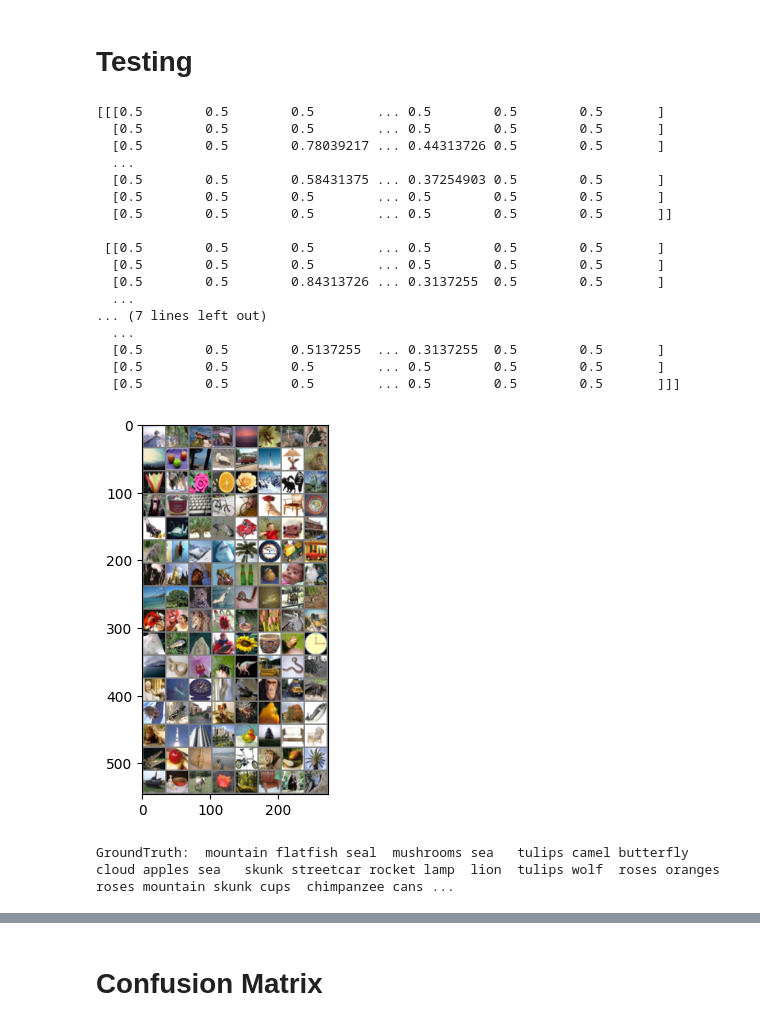
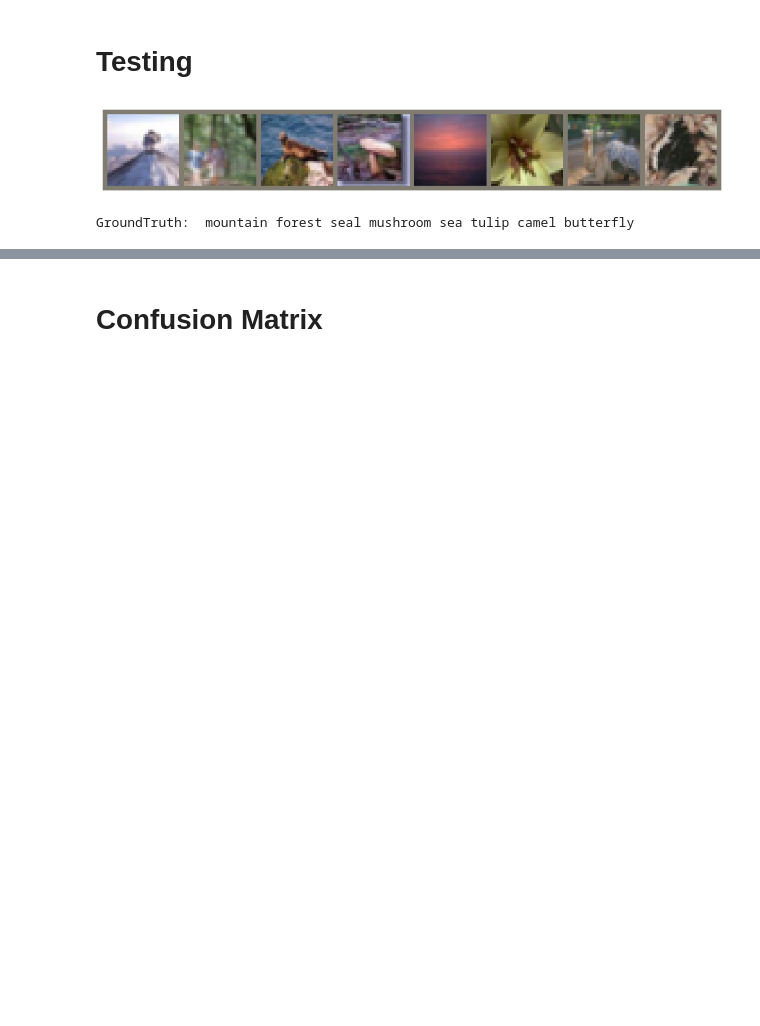
Before and after one commit to TraanDdat/DeepLearningAndComputerVision, a Jupyter notebook: src/A1/A1_CIFAR100_CNN_ResNet_Pretrained_FreezePartialBackbone.ipynb, the cells around one changed output, grey strips where cells are left out. Cells and saved outputs as stored; diff of their text form; code cells hidden in the pictures; blank space fills up the shorter version.

```diff
--- a/src/A1/A1_CIFAR100_CNN_ResNet_Pretrained_FreezePartialBackbone.ipynb
+++ b/src/A1/A1_CIFAR100_CNN_ResNet_Pretrained_FreezePartialBackbone.ipynb
@@ -833,28 +666,10 @@ torch.save(model.state_dict(), PATH)
 # %%
 dataiter = iter(testloader)
 images, labels = next(dataiter)
 
-# print images
-imshow(torchvision.utils.make_grid(images))
-print('GroundTruth: ', ' '.join(f'{classes[labels[j]]:5s}' for j in range(batch_size)))
+imshow(torchvision.utils.make_grid(images[:8]))
+print('GroundTruth: ', ' '.join(f'{classes[labels[j]]}' for j in range(8)))
 # %% [output]
+[figure, new version]
-[[[0.5        0.5        0.5        ... 0.5        0.5        0.5       ]
-  [0.5        0.5        0.5        ... 0.5        0.5        0.5       ]
-  [0.5        0.5        0.78039217 ... 0.44313726 0.5        0.5       ]
-  ...
-  [0.5        0.5        0.58431375 ... 0.37254903 0.5        0.5       ]
-  [0.5        0.5        0.5        ... 0.5        0.5        0.5       ]
-  [0.5        0.5        0.5        ... 0.5        0.5        0.5       ]]
-
- [[0.5        0.5        0.5        ... 0.5        0.5        0.5       ]
-  [0.5        0.5        0.5        ... 0.5        0.5        0.5       ]
-  [0.5        0.5        0.84313726 ... 0.3137255  0.5        0.5       ]
-  ...
-... (7 lines left out)
-  ...
-  [0.5        0.5        0.5137255  ... 0.3137255  0.5        0.5       ]
-  [0.5        0.5        0.5        ... 0.5        0.5        0.5       ]
-  [0.5        0.5        0.5        ... 0.5        0.5        0.5       ]]]
+GroundTruth:  mountain forest seal mushroom sea tulip camel butterfly
-[figure, old version]
-GroundTruth:  mountain flatfish seal  mushrooms sea   tulips camel butterfly cloud apples sea   skunk streetcar rocket lamp  lion  tulips wolf  roses oranges roses mountain skunk cups  chimpanzee cans ...
 # %%
```
Also changed, not shown: parts of 22 cells of this notebook, 3 other files.
